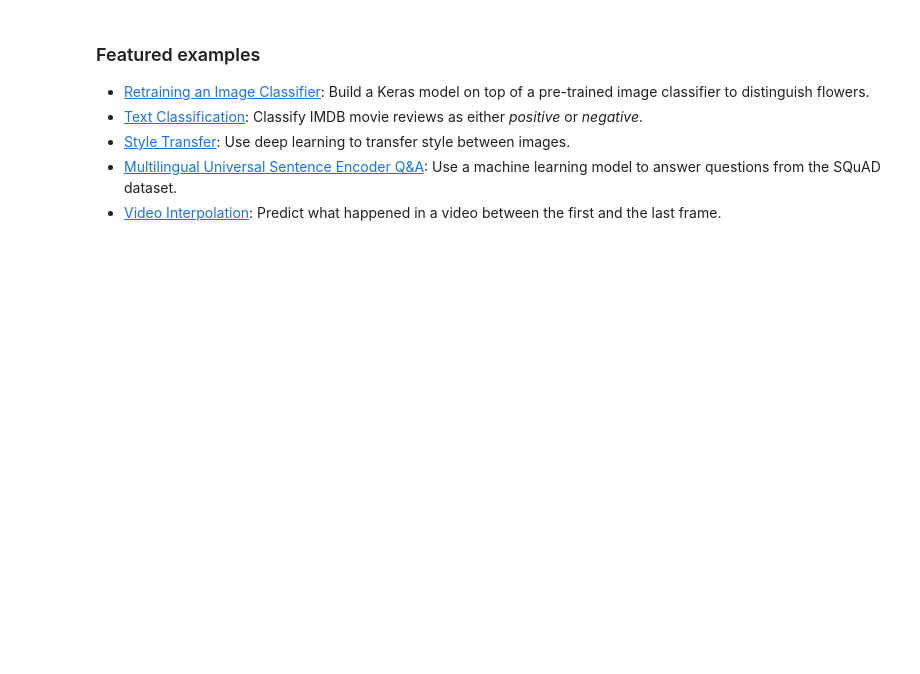
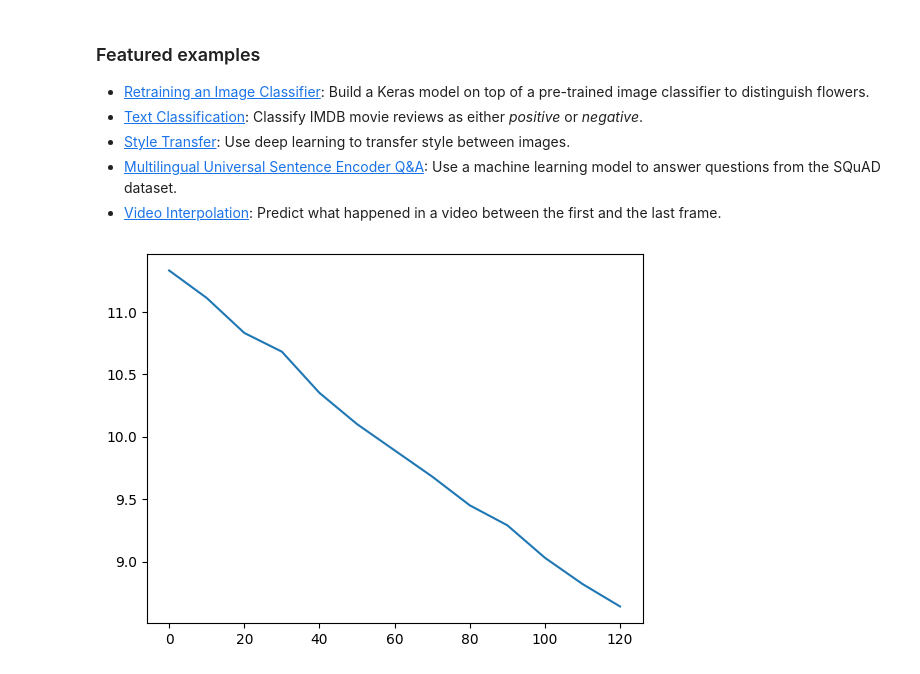
Before and after one commit to trillium06/Lab2, a Jupyter notebook: Welcome_To_Colab.ipynb, the cells around one changed output. Drawn from its saved outputs; the diff is of its cells as text; code cells hidden in the pictures; blank space fills up the shorter version.

```diff
--- a/Welcome_To_Colab.ipynb
+++ b/Welcome_To_Colab.ipynb
@@ -208,3 +193,16 @@ These are a few of the notebooks from Google's online Machine Learning course. S
 - [Style Transfer](https://tensorflow.org/hub/tutorials/tf2_arbitrary_image_stylization): Use deep learning to transfer style between images.
 - [Multilingual Universal Sentence Encoder Q&A](https://tensorflow.org/hub/tutorials/retrieval_with_tf_hub_universal_encoder_qa): Use a machine learning model to answer questions from the SQuAD dataset.
 - [Video Interpolation](https://tensorflow.org/hub/tutorials/tweening_conv3d): Predict what happened in a video between the first and the last frame.
+# %%
+import numpy as np
+
+import matplotlib.pyplot as plt
+V = np.array([11.33,11.11,10.83,10.68,10.35,10.10,9.89,9.68,9.45,9.29,9.03,8.82,8.64, ]) # fill in these data arrays
+t = np.array([ 0,10,20,30,40,50,60,70,80,90,100,110,120])
+plt.plot(t,V)
+plt.title= ('Time V VDecharging')
+plt.xlabel= ('time (s)')
+plt.ylabel= ('VDecharging(V)')
+plt.slope_units= 's'
+# %% [output]
+[figure, added]
```
Also changed, not shown: parts of 1 cell of this notebook.
